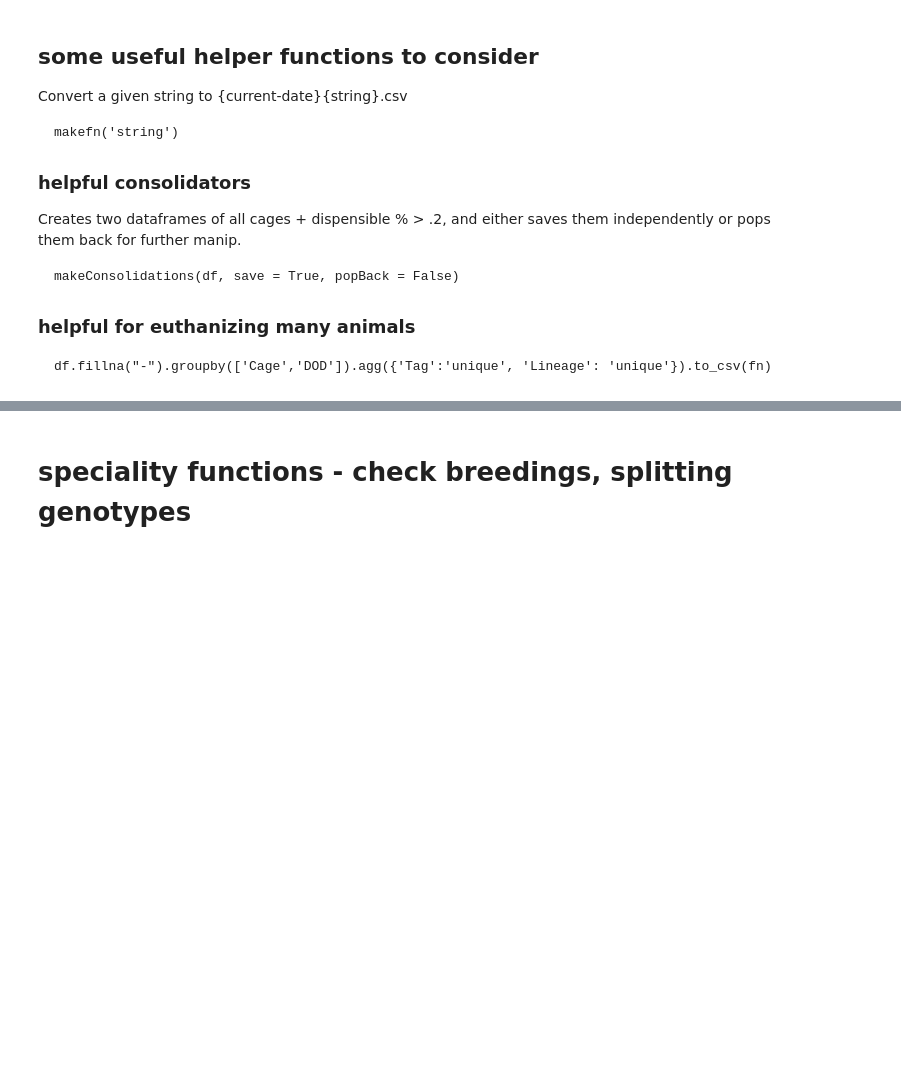
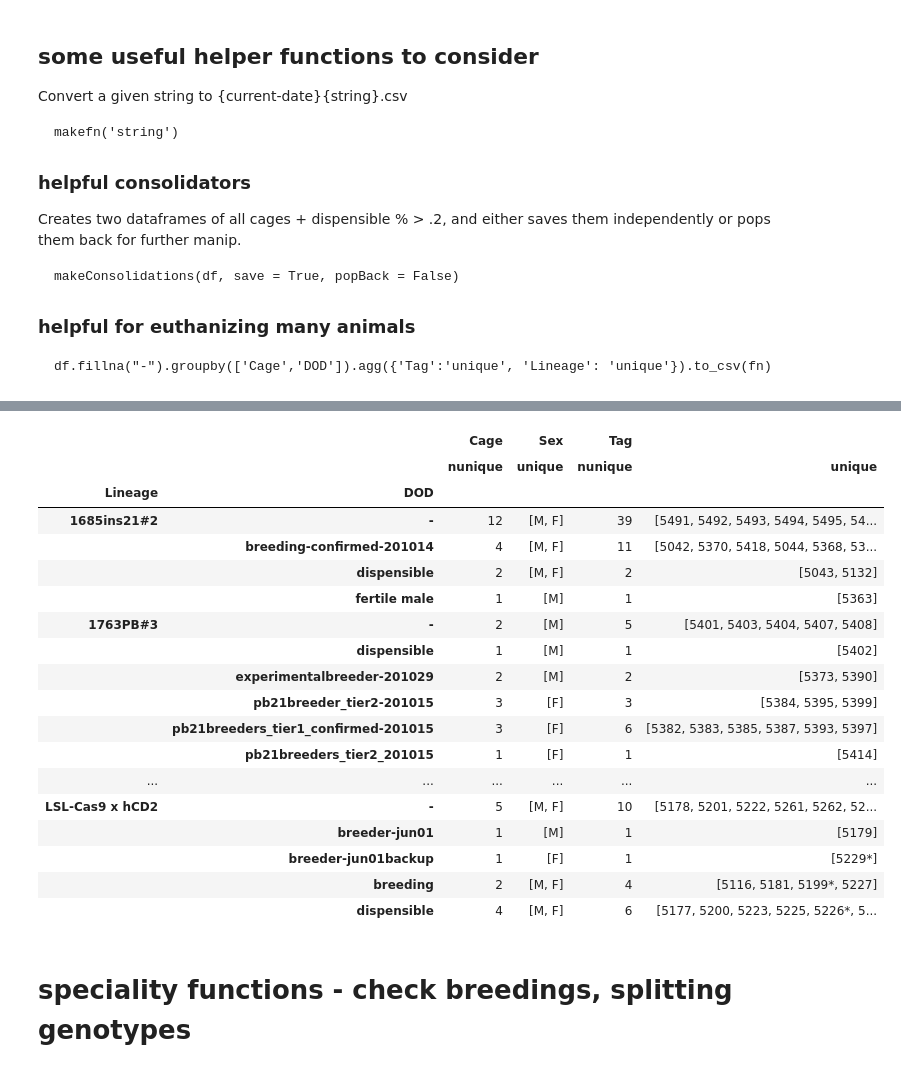
Before and after one commit to kathleenleeper/ms_kalhor, a Jupyter notebook: mouse_mgmt.ipynb, the cells around one changed output, grey strips where cells are left out. Saved outputs shown, nothing was run; the diff lists cells and outputs as text; code cells hidden in the pictures; blank space fills up the shorter version.

```diff
--- a/mouse_mgmt.ipynb
+++ b/mouse_mgmt.ipynb
@@ -155,6 +37,8 @@ file = '05227_mastersheet - HopkinsColony.tsv'
 # %%
 df = importCleanDF(file,
-                   dropDeads=True,
-                   dropTransfers=False)
+                   dropDeads=False,
+                   dropTransfers=True)
+
+df = df[~df.DOD.str.contains("euthan|fd")]
 # %% [output]
 Read in CSV: 05227_mastersheet - HopkinsColony.tsv.
@@ -173,3 +89,25 @@ Parsed ear tags for Excel formatting
+# %%
+df.groupby(['Lineage', 'DOD']).agg({'Cage': 'nunique', 'Sex':'unique', 'Tag': ['nunique','unique'], })
+# %% [output]
+|  |  | Cage | Sex | Tag |  |
+|  |  | nunique | unique | nunique | unique |
+| Lineage | DOD |  |  |  |  |
+| 1685ins21#2 | - | 12 | [M, F] | 39 | [5491, 5492, 5493, 5494, 5495, 54... |
+|  | breeding-confirmed-201014 | 4 | [M, F] | 11 | [5042, 5370, 5418, 5044, 5368, 53... |
+|  | dispensible | 2 | [M, F] | 2 | [5043, 5132] |
+|  | fertile male | 1 | [M] | 1 | [5363] |
+| 1763PB#3 | - | 2 | [M] | 5 | [5401, 5403, 5404, 5407, 5408] |
+|  | dispensible | 1 | [M] | 1 | [5402] |
+|  | experimentalbreeder-201029 | 2 | [M] | 2 | [5373, 5390] |
+|  | pb21breeder_tier2-201015 | 3 | [F] | 3 | [5384, 5395, 5399] |
+|  | pb21breeders_tier1_confirmed-201015 | 3 | [F] | 6 | [5382, 5383, 5385, 5387, 5393, 5397] |
+|  | pb21breeders_tier2_201015 | 1 | [F] | 1 | [5414] |
+| ... | ... | ... | ... | ... | ... |
+| LSL-Cas9 x hCD2 | - | 5 | [M, F] | 10 | [5178, 5201, 5222, 5261, 5262, 52... |
+|  | breeder-jun01 | 1 | [M] | 1 | [5179] |
+|  | breeder-jun01backup | 1 | [F] | 1 | [5229*] |
+|  | breeding | 2 | [M, F] | 4 | [5116, 5181, 5199*, 5227] |
+|  | dispensible | 4 | [M, F] | 6 | [5177, 5200, 5223, 5225, 5226*, 5... |
 # %% [markdown]
 # speciality functions - check breedings, splitting genotypes
 # %%
```
Also changed, not shown: parts of 30 cells of this notebook, 2 other files.
